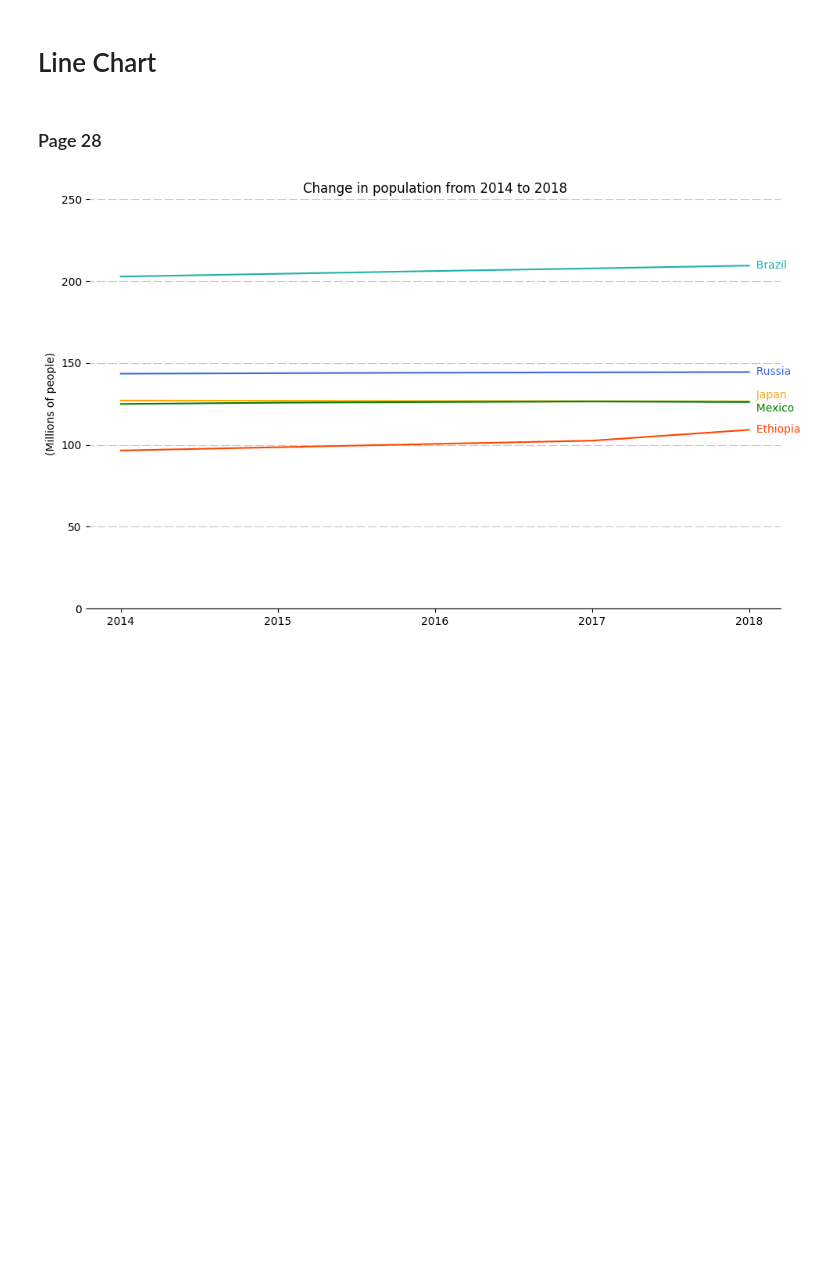
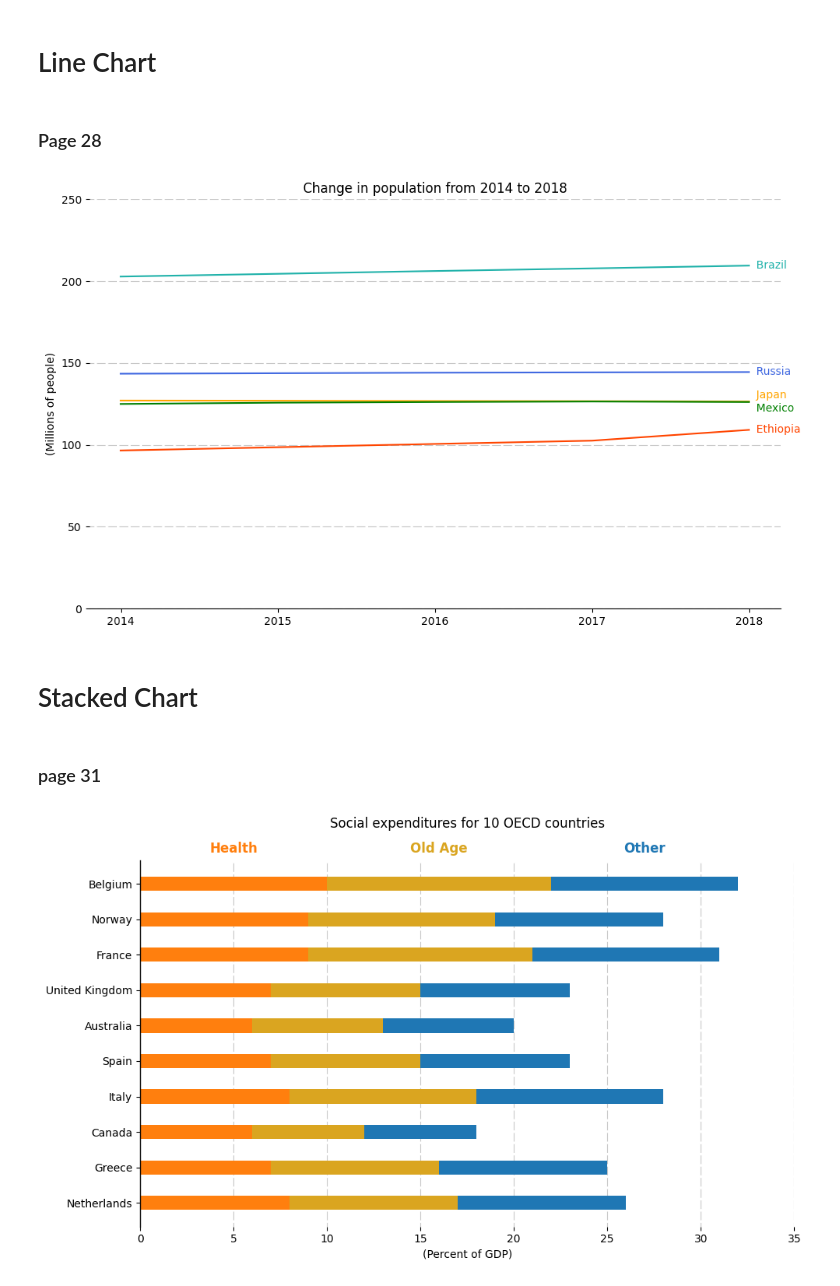
Before and after one commit to Aashish-Raghav/Data-Visualization---Multiple-Plots, a Jupyter notebook: IIT2022010.ipynb, the cells around one changed output. Drawn from its saved outputs; the diff is of its cells as text; code cells hidden in the pictures; blank space fills up the shorter version.

Commit message:
Add Stacked bar chart

```diff
--- a/IIT2022010.ipynb
+++ b/IIT2022010.ipynb
@@ -903,3 +874,58 @@ plt.tight_layout()
 plt.show()
 # %% [output]
 [figure]
+# %% [markdown]
+# Stacked Chart
+# %% [markdown]
+### page 31
+# %%
+df = pd.read_csv('/content/Social_expenditure.csv')
+
+# Plotting the stacked horizontal bar chart
+countries = df['Country']
+health = df['Health']
+old_age = df['Old Age']
+other = df['Other']
+
+# Create the figure and axes
+fig, ax = plt.subplots(figsize=(10, 6))
+
+# Calculate the cumulative sums for the stacked bars
+old_age_cumulative = health + old_age
+other_cumulative = old_age_cumulative + other
+
+# Create the bars
+ax.barh(countries, health, color='tab:orange',height=0.4, label='Health',zorder = 3)
+ax.barh(countries, old_age, left=health, color='goldenrod',height=0.4, label='Old Age',zorder = 3)
+ax.barh(countries, other, left=old_age_cumulative, color='tab:blue',height=0.4, label='Other',zorder = 3)
+
+
+# Add text labels on top of the bars
+ax.text(health[0]/2, -1, "Health", ha='center',size=12,weight='bold', va='center', color='tab:orange')
+ax.text(health[0] + old_age[0]/2,-1, "Old Age",size=12,weight='bold', ha='center', va='center',color='goldenrod')
+ax.text(health[0] + old_age[0] + other[0]/2, -1, "Other",size=12,weight='bold', ha='center', va='center', color='tab:blue')
+
+# Set the x-axis limits and label
+ax.set_xlim(0, 35)
+ax.set_xlabel('(Percent of GDP)')
+
+# Add title and legend
+ax.set_title('Social expenditures for 10 OECD countries',pad=30)
+
+# Remove spines
+for spine in ['top', 'right', 'bottom']:
+    ax.spines[spine].set_visible(False)
+ax.spines['left'].set_linewidth(1)
+ax.spines['left'].set_zorder(5)
+
+# Invert the y-axis to show the highest population at the top
+ax.invert_yaxis()
+# Add gridlines
+ax.grid(axis='x', linestyle=custom_linestyle, alpha=0.7,zorder=0)
+
+
+# Show the plot
+plt.tight_layout()
+plt.show()
+# %% [output]
+[figure, added]
```
Also changed, not shown: parts of 8 cells of this notebook, 3 other files.
